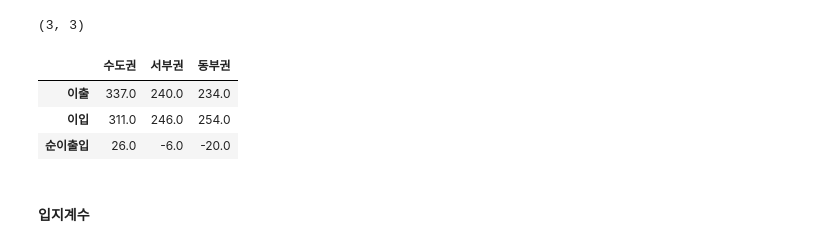
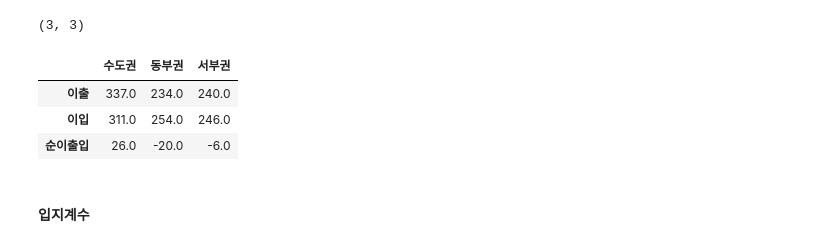
Before and after one commit to Tom-Jung/legendary-funicular, a Jupyter notebook: Ch7. 지역산업연관분석_3부문_3지역_new.ipynb, the cells around one changed output. Saved outputs shown, nothing was run; the diff lists cells and outputs as text; code cells hidden in the pictures.

```diff
--- a/Ch7. 지역산업연관분석_3부문_3지역_new.ipynb
+++ b/Ch7. 지역산업연관분석_3부문_3지역_new.ipynb
@@ -240,14 +240,14 @@ tot_tra_all.shape
 # %% [output]
 (3, 3)
 # %%
-tra_df = pd.DataFrame(tot_tra_all, columns = ['수도권', '서부권', '동부권'],
+tra_df = pd.DataFrame(tot_tra_all, columns = ['수도권', '동부권', '서부권'],
                                      index=['이출', '이입', '순이출입'])
 tra_df
 # %% [output]
-|  | 수도권 | 서부권 | 동부권 |
-| 이출 | 337.0 | 240.0 | 234.0 |
-| 이입 | 311.0 | 246.0 | 254.0 |
-| 순이출입 | 26.0 | -6.0 | -20.0 |
+|  | 수도권 | 동부권 | 서부권 |
+| 이출 | 337.0 | 234.0 | 240.0 |
+| 이입 | 311.0 | 254.0 | 246.0 |
+| 순이출입 | 26.0 | -20.0 | -6.0 |
 # %%
 tra_df.to_csv('지역별_산업별_이출입.csv', encoding='utf_8-sig')
 # %% [markdown]
```
Also changed, not shown: parts of 40 cells of this notebook.
